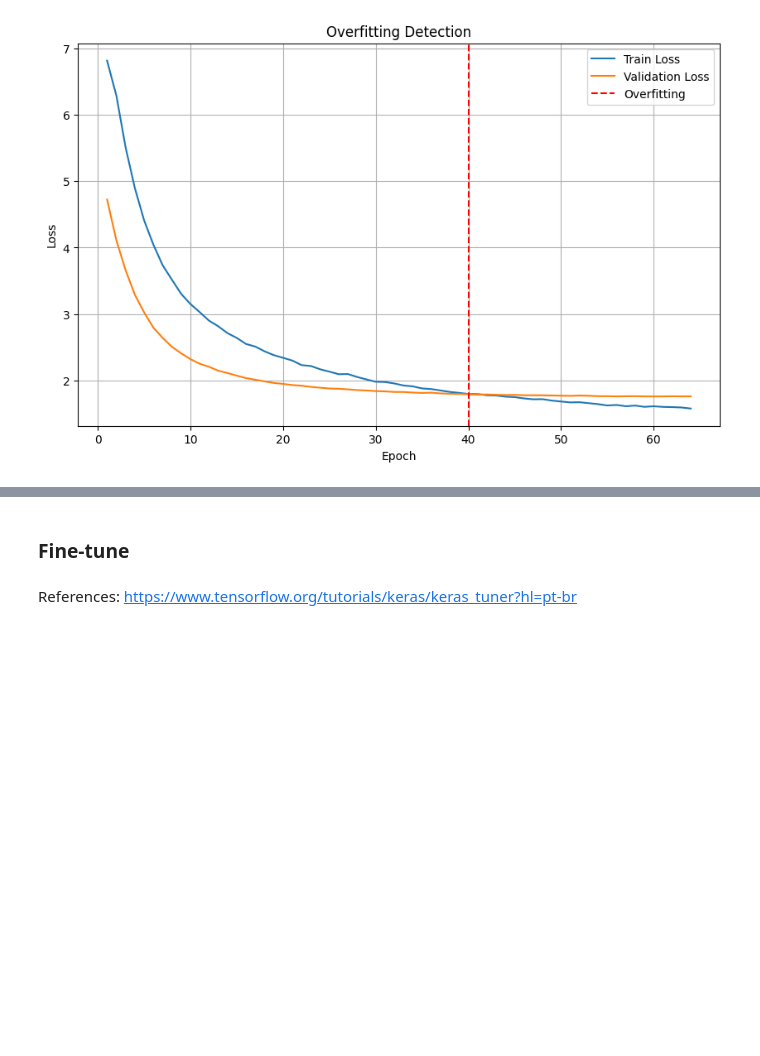
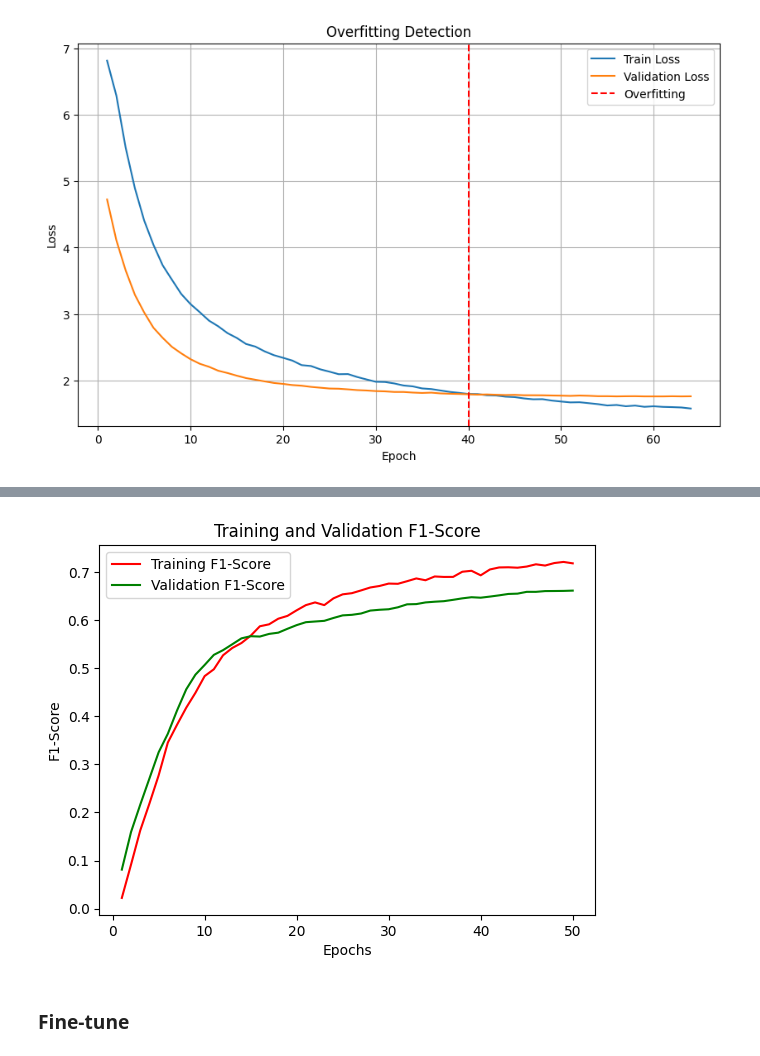
Before and after one commit to mgalao/deep-learning-project, a Jupyter notebook: project/DL_Phylum_Models.ipynb, the cells around one changed output, grey strips where cells are left out. Saved outputs shown, nothing was run; the diff lists cells and outputs as text; code cells hidden in the pictures; blank space fills up the shorter version.

```diff
--- a/project/DL_Phylum_Models.ipynb
+++ b/project/DL_Phylum_Models.ipynb
@@ -290,5 +616,14 @@ plt.show()
+# %%
+x_axis = range(1,50+1)
+plt.plot(x_axis, history_en.history['f1_score'], 'r', label='Training F1-Score')
+plt.plot(x_axis, history_en.history['val_f1_score'], 'g', label='Validation F1-Score')
+plt.title('Training and Validation F1-Score')
+plt.xlabel('Epochs')
+plt.ylabel('F1-Score')
+plt.legend()
+plt.show()
+# %% [output]
+[figure, added]
 # %% [markdown]
 ### Fine-tune
-# %% [markdown]
-References: https://www.tensorflow.org/tutorials/keras/keras_tuner?hl=pt-br
 # %%
```
Also changed, not shown: parts of 64 cells of this notebook.
